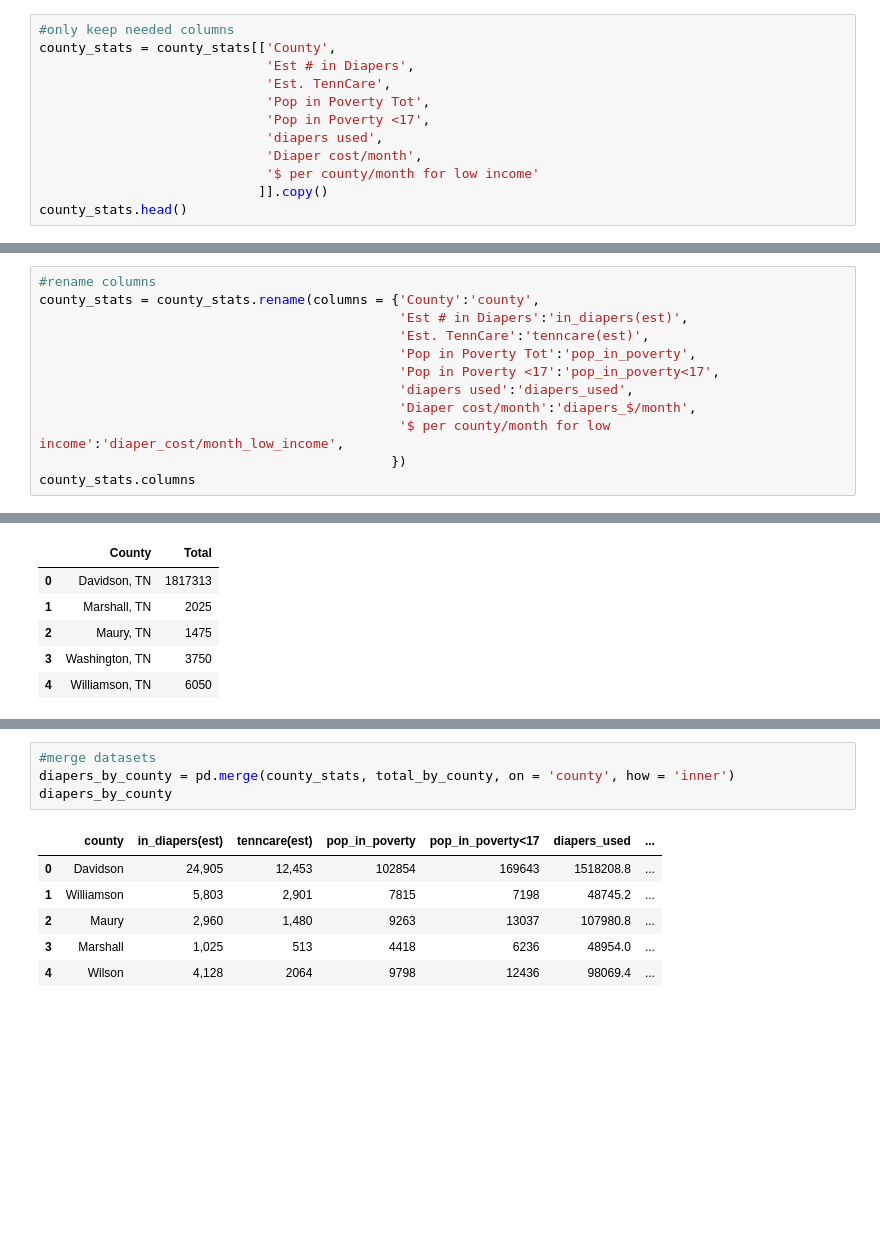
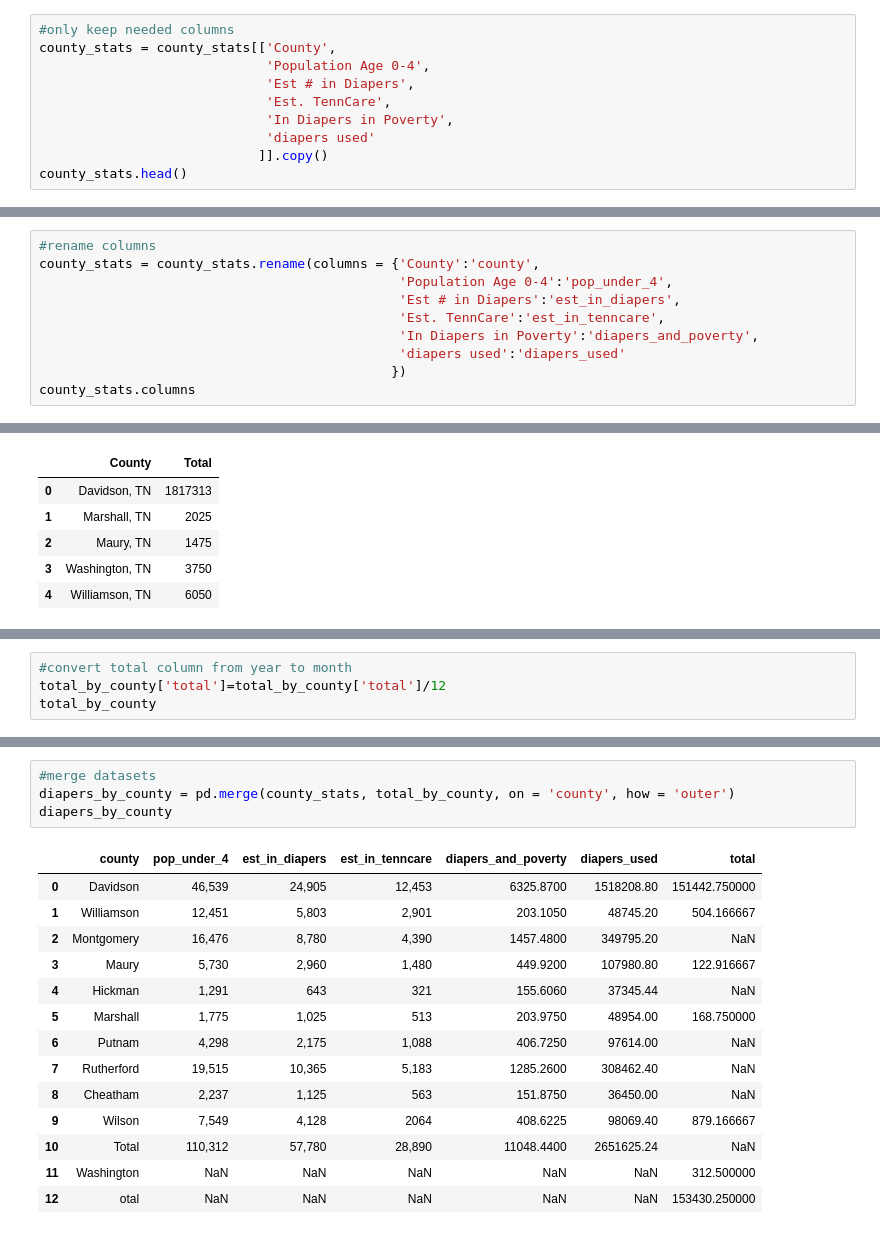
Before and after one commit to paulballenger/nashville_diaper_connection, a Jupyter notebook: notebooks/diapers_by_county.ipynb, the cells around one changed output, grey strips where cells are left out. Saved outputs shown, nothing was run; the diff lists cells and outputs as text; blank space fills up the shorter version.

Commit message:
updated diapers_by_county

```diff
--- a/notebooks/diapers_by_county.ipynb
+++ b/notebooks/diapers_by_county.ipynb
@@ -18,13 +19,11 @@ county_stats.head()
 # %%
 #only keep needed columns
 county_stats = county_stats[['County',
+                             'Population Age 0-4',
                              'Est # in Diapers',
                              'Est. TennCare',
-                             'Pop in Poverty Tot',
-                             'Pop in Poverty <17',
-                             'diapers used',
-                             'Diaper cost/month',
-                             '$ per county/month for low income'
+                             'In Diapers in Poverty',
+                             'diapers used'
                             ]].copy()
 county_stats.head()
 # %% [output]
@@ -37,13 +36,11 @@ county_stats.head()
 # %%
 #rename columns
 county_stats = county_stats.rename(columns = {'County':'county',
-                                              'Est # in Diapers':'in_diapers(est)',
-                                              'Est. TennCare':'tenncare(est)',
-                                              'Pop in Poverty Tot':'pop_in_poverty',
-                                              'Pop in Poverty <17':'pop_in_poverty<17',
-                                              'diapers used':'diapers_used',
-                                              'Diaper cost/month':'diapers_$/month',
-                                              '$ per county/month for low income':'diaper_cost/month_low_income',
+                                              'Population Age 0-4':'pop_under_4',
+                                              'Est # in Diapers':'est_in_diapers',
+                                              'Est. TennCare':'est_in_tenncare',
+                                              'In Diapers in Poverty':'diapers_and_poverty',
+                                              'diapers used':'diapers_used'
                                              })
 county_stats.columns
 # %% [output]
@@ -79,0 +77,4 @@ total_by_county
+# %%
+#convert total column from year to month
+total_by_county['total']=total_by_county['total']/12
+total_by_county
@@ -80,11 +90,19 @@ total_by_county
 # %%
 #merge datasets
-diapers_by_county = pd.merge(county_stats, total_by_county, on = 'county', how = 'inner')
+diapers_by_county = pd.merge(county_stats, total_by_county, on = 'county', how = 'outer')
 diapers_by_county
 # %% [output]
-|  | county | in_diapers(est) | tenncare(est) | pop_in_poverty | pop_in_poverty<17 | diapers_used | ... |
-| 0 | Davidson | 24,905 | 12,453 | 102854 | 169643 | 1518208.8 | ... |
-| 1 | Williamson | 5,803 | 2,901 | 7815 | 7198 | 48745.2 | ... |
-| 2 | Maury | 2,960 | 1,480 | 9263 | 13037 | 107980.8 | ... |
-| 3 | Marshall | 1,025 | 513 | 4418 | 6236 | 48954.0 | ... |
-| 4 | Wilson | 4,128 | 2064 | 9798 | 12436 | 98069.4 | ... |
+|  | county | pop_under_4 | est_in_diapers | est_in_tenncare | diapers_and_poverty | diapers_used | total |
+| 0 | Davidson | 46,539 | 24,905 | 12,453 | 6325.8700 | 1518208.80 | 151442.750000 |
+| 1 | Williamson | 12,451 | 5,803 | 2,901 | 203.1050 | 48745.20 | 504.166667 |
+| 2 | Montgomery | 16,476 | 8,780 | 4,390 | 1457.4800 | 349795.20 | NaN |
+| 3 | Maury | 5,730 | 2,960 | 1,480 | 449.9200 | 107980.80 | 122.916667 |
+| 4 | Hickman | 1,291 | 643 | 321 | 155.6060 | 37345.44 | NaN |
+| 5 | Marshall | 1,775 | 1,025 | 513 | 203.9750 | 48954.00 | 168.750000 |
+| 6 | Putnam | 4,298 | 2,175 | 1,088 | 406.7250 | 97614.00 | NaN |
+| 7 | Rutherford | 19,515 | 10,365 | 5,183 | 1285.2600 | 308462.40 | NaN |
+| 8 | Cheatham | 2,237 | 1,125 | 563 | 151.8750 | 36450.00 | NaN |
+| 9 | Wilson | 7,549 | 4,128 | 2064 | 408.6225 | 98069.40 | 879.166667 |
+| 10 | Total | 110,312 | 57,780 | 28,890 | 11048.4400 | 2651625.24 | NaN |
+| 11 | Washington | NaN | NaN | NaN | NaN | NaN | 312.500000 |
+| 12 | otal | NaN | NaN | NaN | NaN | NaN | 153430.250000 |
```
Also changed, not shown: parts of 12 cells of this notebook, 4 other files.
